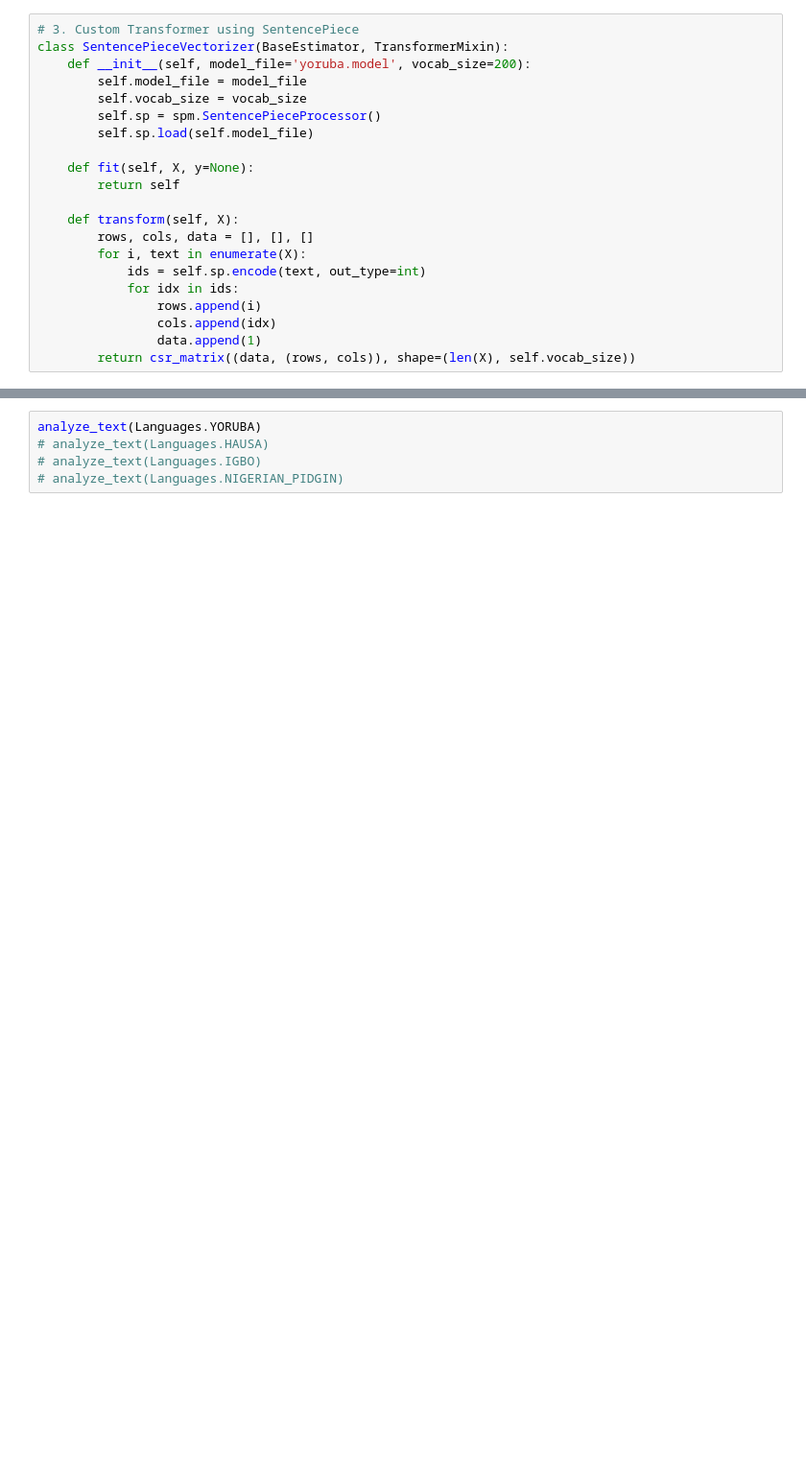
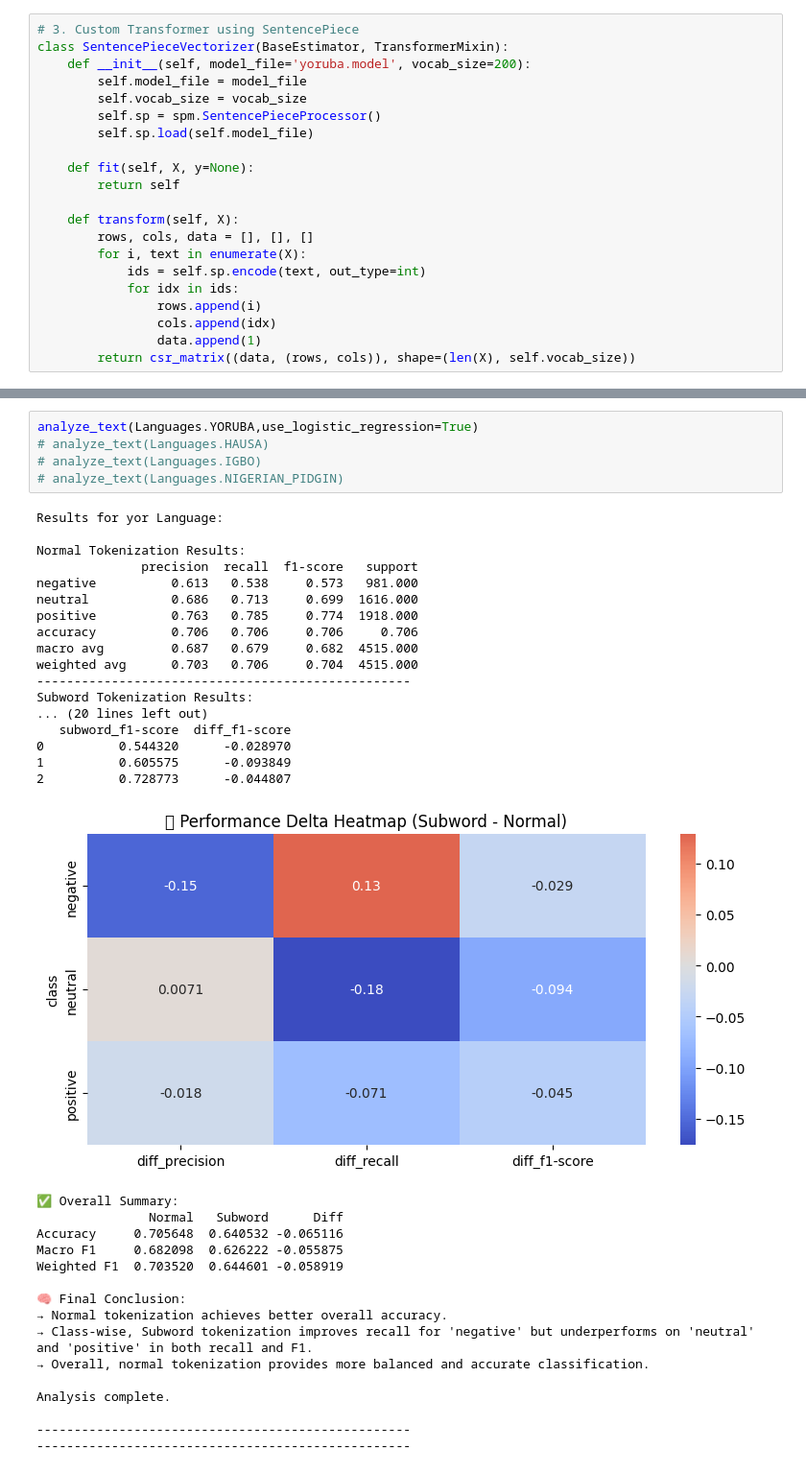
Before and after one commit to JNaid00/cos760-nlp-project, a Jupyter notebook: test.ipynb, the cells around one changed output, grey strips where cells are left out. Shown at 96% size. Cells and saved outputs as stored; diff of their text form; blank space fills up the shorter version.

Commit message:
Incorporated logistic regression

```diff
--- a/test.ipynb
+++ b/test.ipynb
@@ -166,7 +194,41 @@ def analyze_text(lang: Languages):
     compare_results(word_result, spm_result)
     delete_files()
 # %%
-analyze_text(Languages.YORUBA)
+analyze_text(Languages.YORUBA,use_logistic_regression=True)
 # analyze_text(Languages.HAUSA)
 # analyze_text(Languages.IGBO)
 # analyze_text(Languages.NIGERIAN_PIDGIN)
+# %% [output]
+Results for yor Language:
+
+Normal Tokenization Results:
+              precision  recall  f1-score   support
+negative          0.613   0.538     0.573   981.000
+neutral           0.686   0.713     0.699  1616.000
+positive          0.763   0.785     0.774  1918.000
+accuracy          0.706   0.706     0.706     0.706
+macro avg         0.687   0.679     0.682  4515.000
+weighted avg      0.703   0.706     0.704  4515.000
+--------------------------------------------------
+Subword Tokenization Results:
+... (20 lines left out)
+   subword_f1-score  diff_f1-score
+0          0.544320      -0.028970
+1          0.605575      -0.093849
+2          0.728773      -0.044807
+[figure, added]
+✅ Overall Summary:
+               Normal   Subword      Diff
+Accuracy     0.705648  0.640532 -0.065116
+Macro F1     0.682098  0.626222 -0.055875
+Weighted F1  0.703520  0.644601 -0.058919
+
+🧠 Final Conclusion:
+→ Normal tokenization achieves better overall accuracy.
+→ Class-wise, Subword tokenization improves recall for 'negative' but underperforms on 'neutral' and 'positive' in both recall and F1.
+→ Overall, normal tokenization provides more balanced and accurate classification.
+
+Analysis complete.
+
+--------------------------------------------------
+--------------------------------------------------
```
Also changed, not shown: parts of 4 cells of this notebook.
